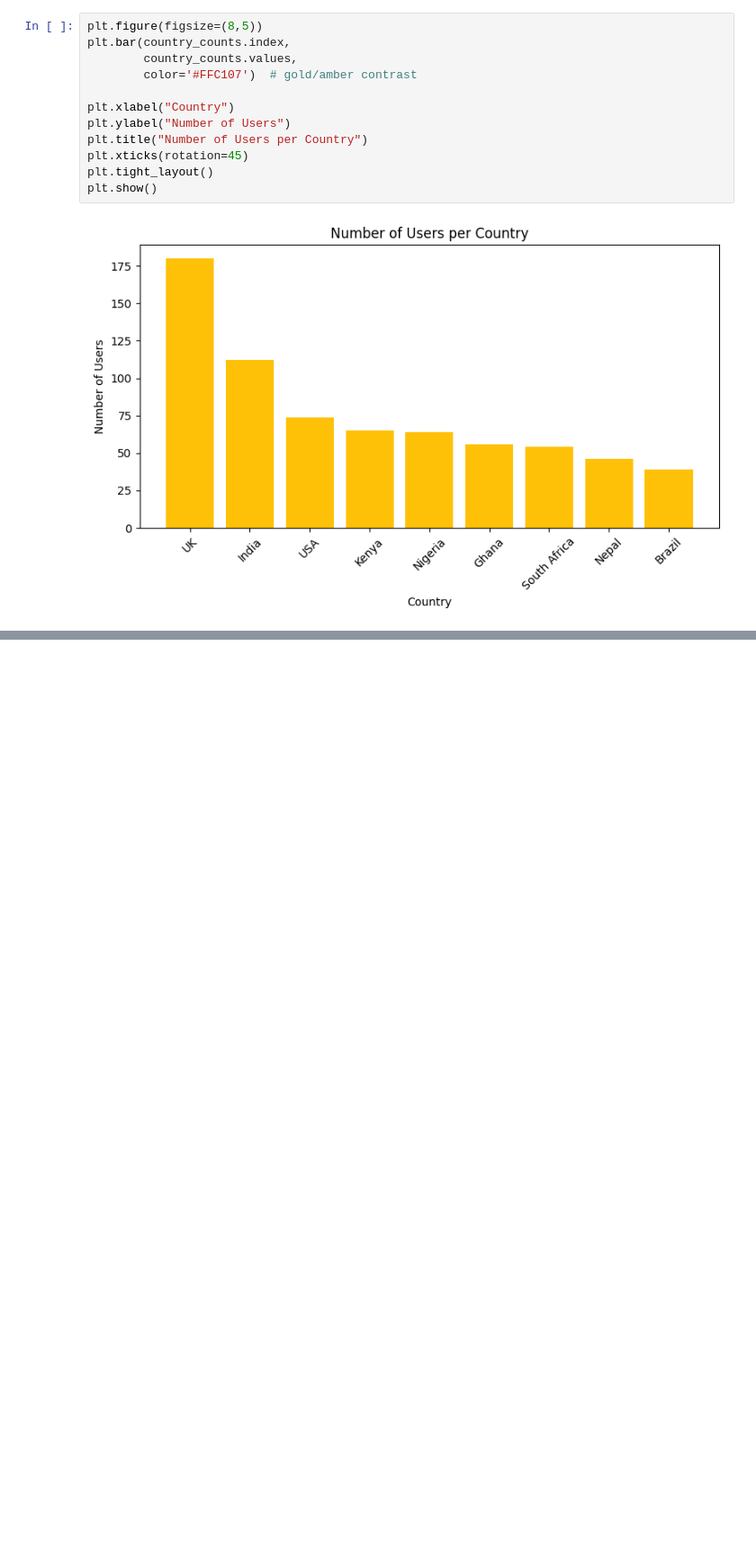
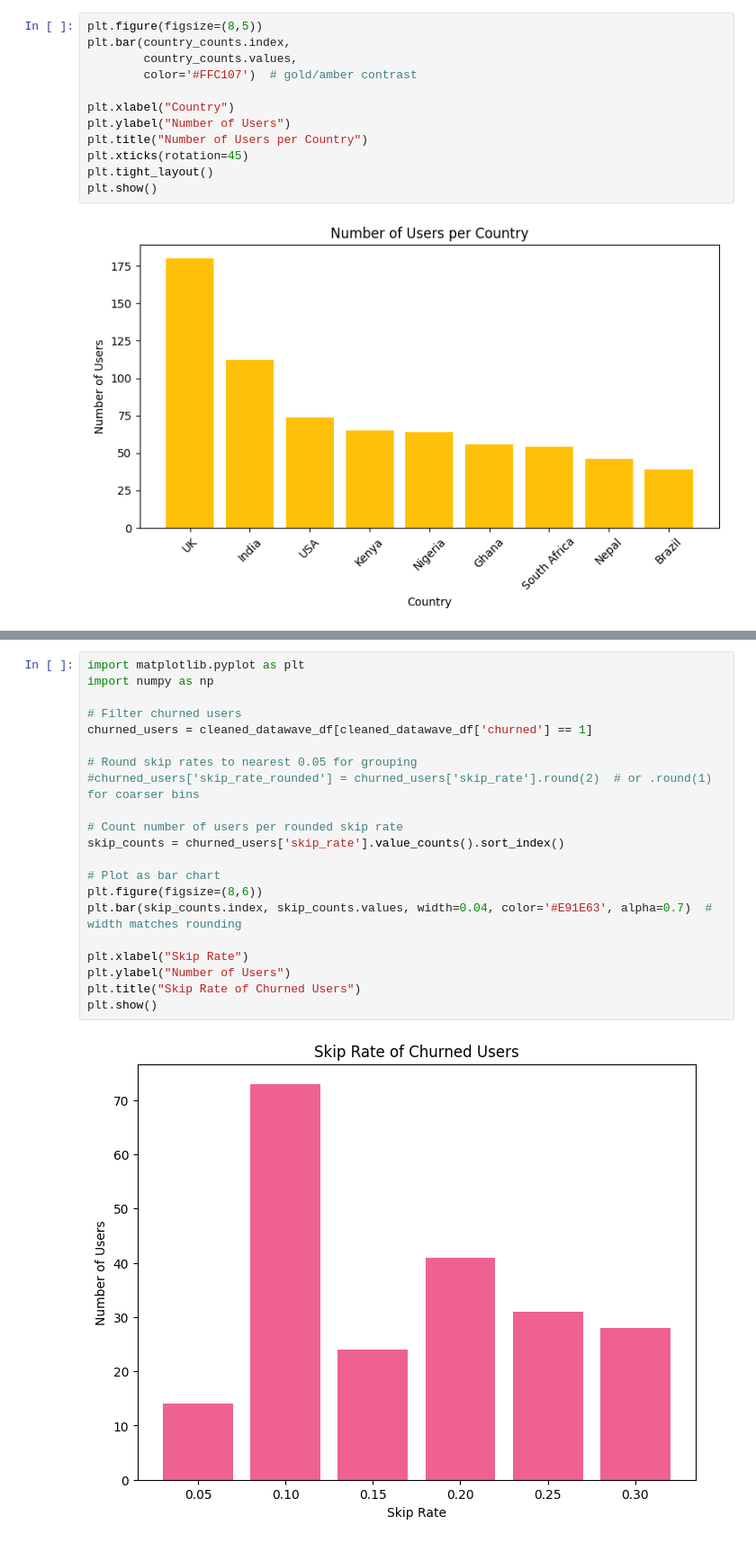
Before and after one commit to ice-alt/PortfolioProjects, a Jupyter notebook: DataWave Music/DataWave_Music_Analysis.ipynb, the cells around one changed output, grey strips where cells are left out. Shown at 90% size. Drawn from its saved outputs; the diff is of its cells as text; blank space fills up the shorter version.

```diff
--- a/DataWave Music/DataWave_Music_Analysis.ipynb
+++ b/DataWave Music/DataWave_Music_Analysis.ipynb
@@ -1509,0 +1588,23 @@ plt.show()
+# %%
+import matplotlib.pyplot as plt
+import numpy as np
+
+# Filter churned users
+churned_users = cleaned_datawave_df[cleaned_datawave_df['churned'] == 1]
+
+# Round skip rates to nearest 0.05 for grouping
+#churned_users['skip_rate_rounded'] = churned_users['skip_rate'].round(2)  # or .round(1) for coarser bins
+
+# Count number of users per rounded skip rate
+skip_counts = churned_users['skip_rate'].value_counts().sort_index()
+
+# Plot as bar chart
+plt.figure(figsize=(8,6))
+plt.bar(skip_counts.index, skip_counts.values, width=0.04, color='#E91E63', alpha=0.7)  # width matches rounding
+
+plt.xlabel("Skip Rate")
+plt.ylabel("Number of Users")
+plt.title("Skip Rate of Churned Users")
+plt.show()
+# %% [output]
+[figure, added]
```
Also changed, not shown: parts of 14 cells of this notebook.
